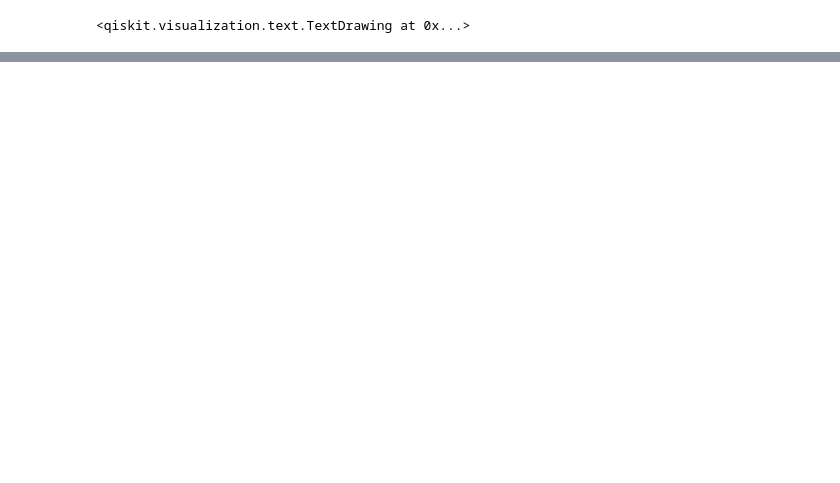
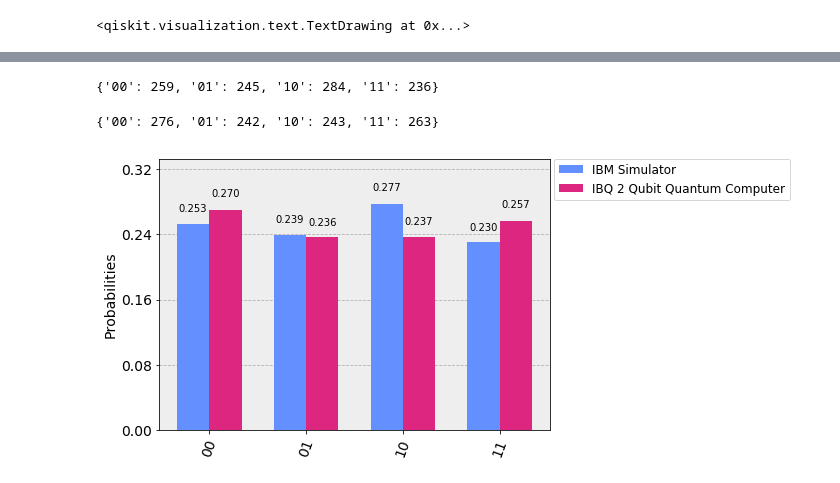
Before and after one commit to adhishagc/quantum-inspired-genetic-algorithm-qiskit-implementation-for-tsp, a Jupyter notebook: project_01_and_02_python_simulation.ipynb, the cells around one changed output, grey strips where cells are left out. Cells and saved outputs as stored; diff of their text form; code cells hidden in the pictures; blank space fills up the shorter version.

```diff
--- a/project_01_and_02_python_simulation.ipynb
+++ b/project_01_and_02_python_simulation.ipynb
@@ -404,0 +510,23 @@ circ_list[best_id].draw()
+# %%
+counts_sim = result_sim.get_counts(circ)
+# %%
+circ = create_circ()
+# %%
+#2 qubit qc
+result_qc = execute(circ, backend=backends[0],shots=1024, memory=True).result()
+memory_qc = result_qc.get_memory(circ)
+#results_list.append(memory[0]) # it is fine to use the 0 index since only 1 shot is used.
+# %%
+counts_qc = result_qc.get_counts(circ)
+# %%
+counts_sim
+# %% [output]
+{'00': 259, '01': 245, '10': 284, '11': 236}
+# %%
+counts_qc
+# %% [output]
+{'00': 276, '01': 242, '10': 243, '11': 263}
+# %%
+plot_histogram([counts_sim,counts_qc],legend=['IBM Simulator','IBM Q 2 Qubit Quantum Computer'])
+# %% [output]
+[figure, added]
```
Also changed, not shown: parts of 32 cells of this notebook.
